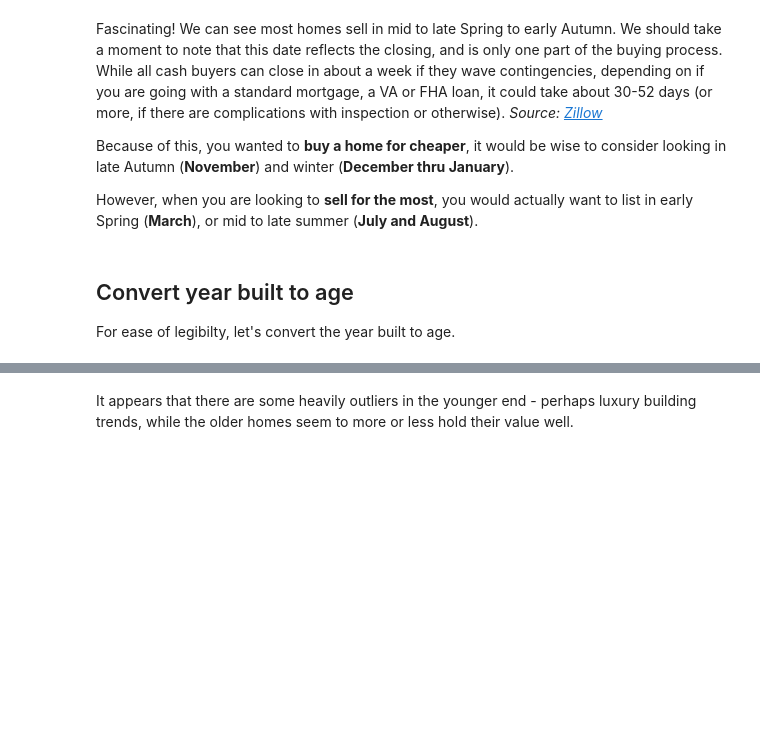
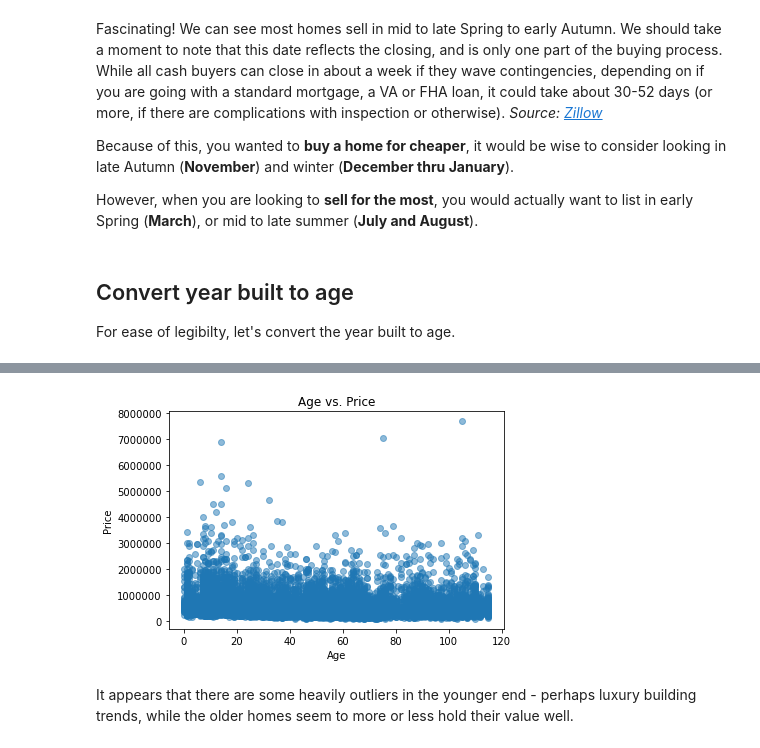
Before and after one commit to evamizer/phase-2-project, a Jupyter notebook: student.ipynb, the cells around one changed output, grey strips where cells are left out. Saved outputs shown, nothing was run; the diff lists cells and outputs as text; code cells hidden in the pictures; blank space fills up the shorter version.

```diff
--- a/student.ipynb
+++ b/student.ipynb
@@ -295,14 +324,15 @@ homes.head()
 # %%
 #Lets see how age relates to price
-
-floors = "age"
+age = "age"
 fig, ax = plt.subplots()
 
 ax.scatter( homes[age], homes['price'], alpha=0.5)
 ax.set_xlabel('Age')
 ax.set_ylabel("Price")
 ax.ticklabel_format(style='plain')
 ax.set_title("Age vs. Price");
+# %% [output]
+[figure, added]
 # %% [markdown]
 It appears that there are some heavily outliers in the younger end - perhaps luxury building trends, while the older homes seem to more or less hold their value well.
 # %% [markdown]
```
Also changed, not shown: parts of 74 cells of this notebook, 1 other file.
